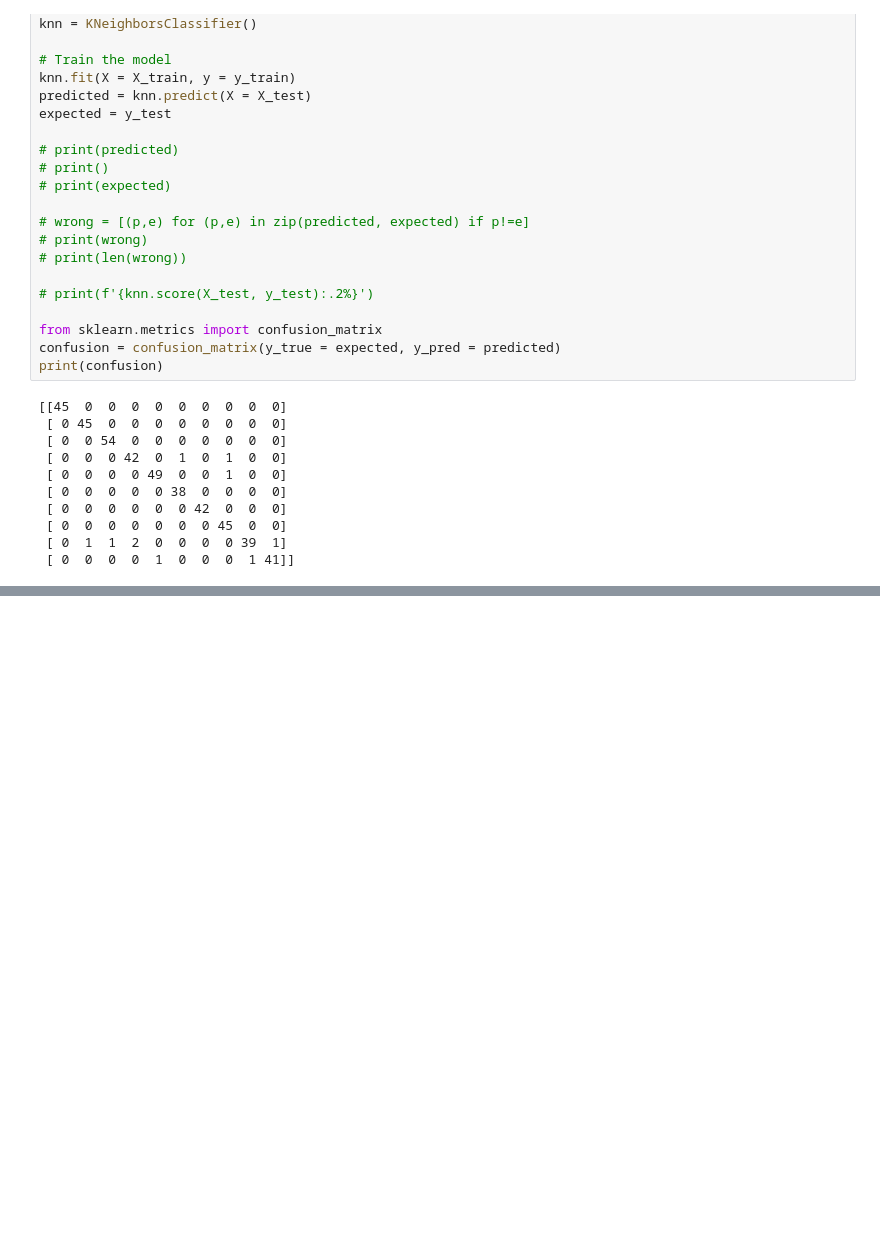
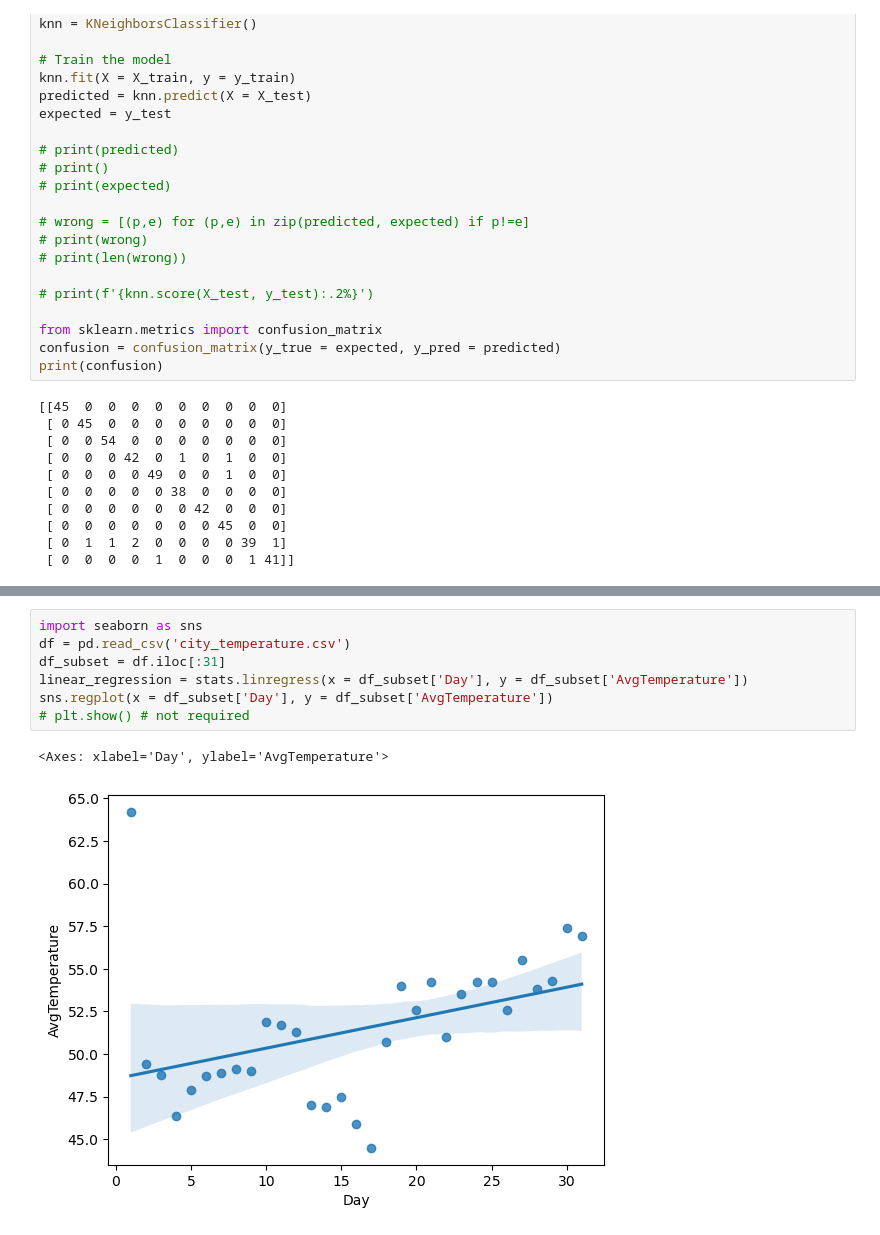
Before and after one commit to Sidhant701/6th-Sem, a Jupyter notebook: Python/Lab7/MachineLearning.ipynb, the cells around one changed output, grey strips where cells are left out. Cells and saved outputs as stored; diff of their text form; blank space fills up the shorter version.

```diff
--- a/Python/Lab7/MachineLearning.ipynb
+++ b/Python/Lab7/MachineLearning.ipynb
@@ -131,0 +254,10 @@ weighted avg       0.98      0.98      0.98       450
+# %%
+import seaborn as sns
+df = pd.read_csv('city_temperature.csv')
+df_subset = df.iloc[:31]
+linear_regression = stats.linregress(x = df_subset['Day'], y = df_subset['AvgTemperature'])
+sns.regplot(x = df_subset['Day'], y = df_subset['AvgTemperature'])
+# plt.show() # not required
+# %% [output]
+<Axes: xlabel='Day', ylabel='AvgTemperature'>
+[figure, added]
```
Also changed, not shown: parts of 12 cells of this notebook, 23 other files.
